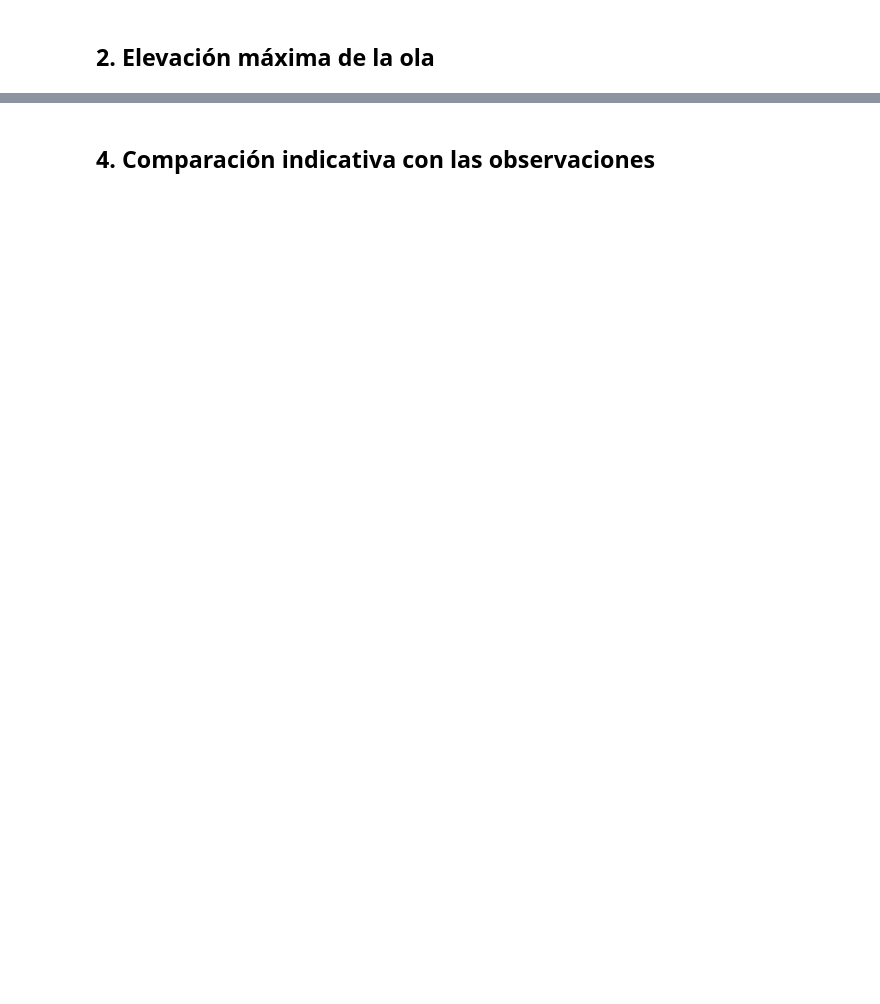
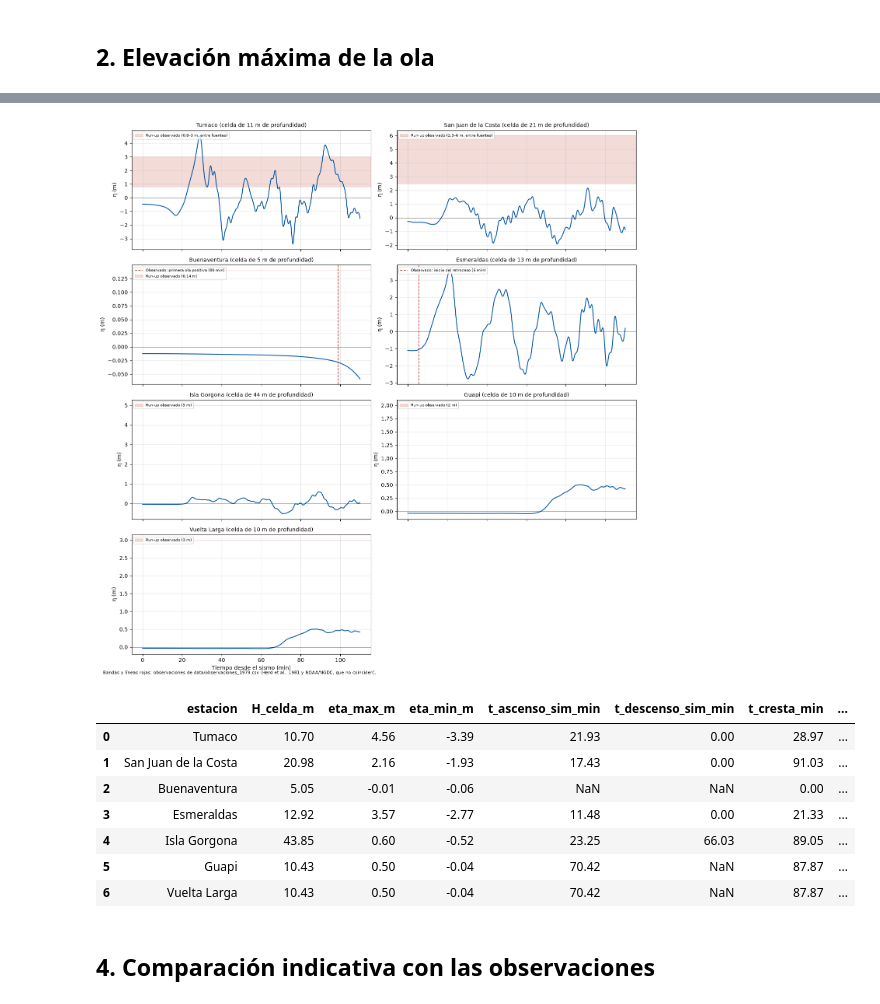
Before and after one commit to scr-ungrd/cuadernos-reproducibles-crc002, a Jupyter notebook: notebooks/03-visualization.ipynb, the cells around one changed output, grey strips where cells are left out. Saved outputs shown, nothing was run; the diff lists cells and outputs as text; code cells hidden in the pictures; blank space fills up the shorter version.

```diff
--- a/notebooks/03-visualization.ipynb
+++ b/notebooks/03-visualization.ipynb
@@ -165,3 +173,48 @@ sim.round(2)
+# %%
+ok = est[est.estado == 'ok'].reset_index(drop=True)
+def primer(s, signo):
+    m = (s > 0.1) if signo > 0 else (s < -0.1)
+    return tt[np.argmax(m)] / 60 if m.any() else np.nan
+sim = []
+for k, r in ok.iterrows():
+    s = rec[:, k]
+    sim.append(dict(estacion=r.estacion, H_celda_m=r.H_celda_m, eta_max_m=s.max(), eta_min_m=s.min(),
+                    t_ascenso_sim_min=primer(s, +1), t_descenso_sim_min=primer(s, -1), t_cresta_min=tt[np.argmax(s)] / 60))
+sim = pd.DataFrame(sim).merge(qc[['estacion', 'runup_herd_m', 'runup_noaa_m', 'runup_min_m', 'runup_max_m', 't_obs_min', 't_obs_tipo']], on='estacion')
+# El retroceso de Esmeraldas no se compara en tiempo: la fuente es instantánea y η ya es negativo en t = 0
+sim['t_comparable_sim_min'] = np.where(sim.t_obs_tipo == 'primera_ola_positiva', sim.t_ascenso_sim_min, np.nan)
+sim['dif_t_min'] = (sim.t_comparable_sim_min - sim.t_obs_min).round(1)
+# La razón solo tiene sentido donde el modelo produce una ola (η máx. > 0,1 m, el umbral de arribo)
+hay_ola = sim.eta_max_m > 0.1
+sim['razon_vs_min'] = np.where(hay_ola, sim.eta_max_m / sim.runup_min_m, np.nan).round(2)
+sim['razon_vs_max'] = np.where(hay_ola, sim.eta_max_m / sim.runup_max_m, np.nan).round(2)
+
+n = len(sim); nc = 2; nr = int(np.ceil(n / nc))
+fig, axs = plt.subplots(nr, nc, figsize=(14, 3.6 * nr), sharex=True, squeeze=False)
+for k, (ax, (_, r)) in enumerate(zip(axs.flat, sim.iterrows())):
+    ax.plot(tt / 60, rec[:, k], c='#0154a5', lw=1.5); ax.axhline(0, c='k', lw=.4)
+    if isinstance(r.t_obs_tipo, str):
+        etiqueta = 'primera ola positiva' if r.t_obs_tipo == 'primera_ola_positiva' else 'inicio del retroceso'
+        ax.axvline(r.t_obs_min, c='#c0392b', ls='--', lw=1.2, label=f'Observado: {etiqueta} ({r.t_obs_min:.0f} min)')
+    if pd.notna(r.runup_min_m):
+        ax.axhspan(r.runup_min_m, r.runup_max_m, color='#c0392b', alpha=.18, label=('Run-up observado (' + (f'{r.runup_min_m:g} m' if r.runup_min_m == r.runup_max_m else f'{r.runup_min_m:g}–{r.runup_max_m:g} m, entre fuentes') + ')'))
+    ax.set_title(f'{r.estacion} (celda de {r.H_celda_m:.0f} m de profundidad)', fontsize=10); ax.set_ylabel('η (m)'); ax.grid(alpha=.3)
+    if ax.get_legend_handles_labels()[0]: ax.legend(fontsize=7, loc='upper left')
+for ax in axs.flat[n:]: ax.axis('off')
+for ax in axs[-1]: ax.set_xlabel('Tiempo desde el sismo (min)')
+fig.text(.01, .005, 'Bandas y líneas rojas: observaciones de data/observaciones_1979.csv (Herd et al., 1981 y NOAA/NGDC, que no coinciden).', fontsize=8)
+plt.tight_layout(); plt.savefig(WORK / 'time_series.png', dpi=130, bbox_inches='tight'); plt.show()
+sim.round(2)
+# %% [output]
+[figure, added]
+|  | estacion | H_celda_m | eta_max_m | eta_min_m | t_ascenso_sim_min | t_descenso_sim_min | t_cresta_min | ... |
+| 0 | Tumaco | 10.70 | 4.56 | -3.39 | 21.93 | 0.00 | 28.97 | ... |
+| 1 | San Juan de la Costa | 20.98 | 2.16 | -1.93 | 17.43 | 0.00 | 91.03 | ... |
+| 2 | Buenaventura | 5.05 | -0.01 | -0.06 | NaN | NaN | 0.00 | ... |
+| 3 | Esmeraldas | 12.92 | 3.57 | -2.77 | 11.48 | 0.00 | 21.33 | ... |
+| 4 | Isla Gorgona | 43.85 | 0.60 | -0.52 | 23.25 | 66.03 | 89.05 | ... |
+| 5 | Guapi | 10.43 | 0.50 | -0.04 | 70.42 | NaN | 87.87 | ... |
+| 6 | Vuelta Larga | 10.43 | 0.50 | -0.04 | 70.42 | NaN | 87.87 | ... |
 # %% [markdown]
 ## 4. Comparación indicativa con las observaciones
 # %%
```
Also changed, not shown: parts of 17 cells of this notebook, 17 other files.
